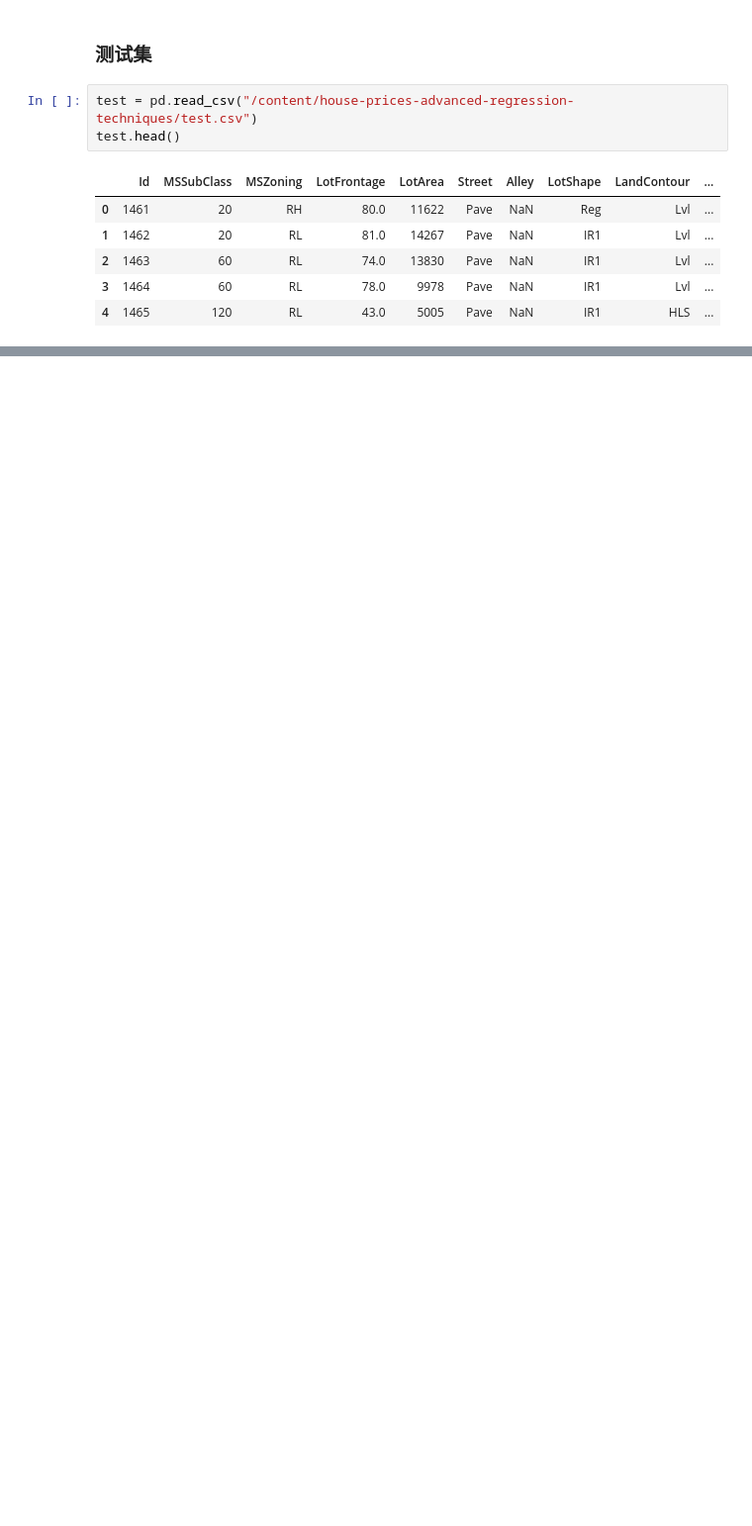
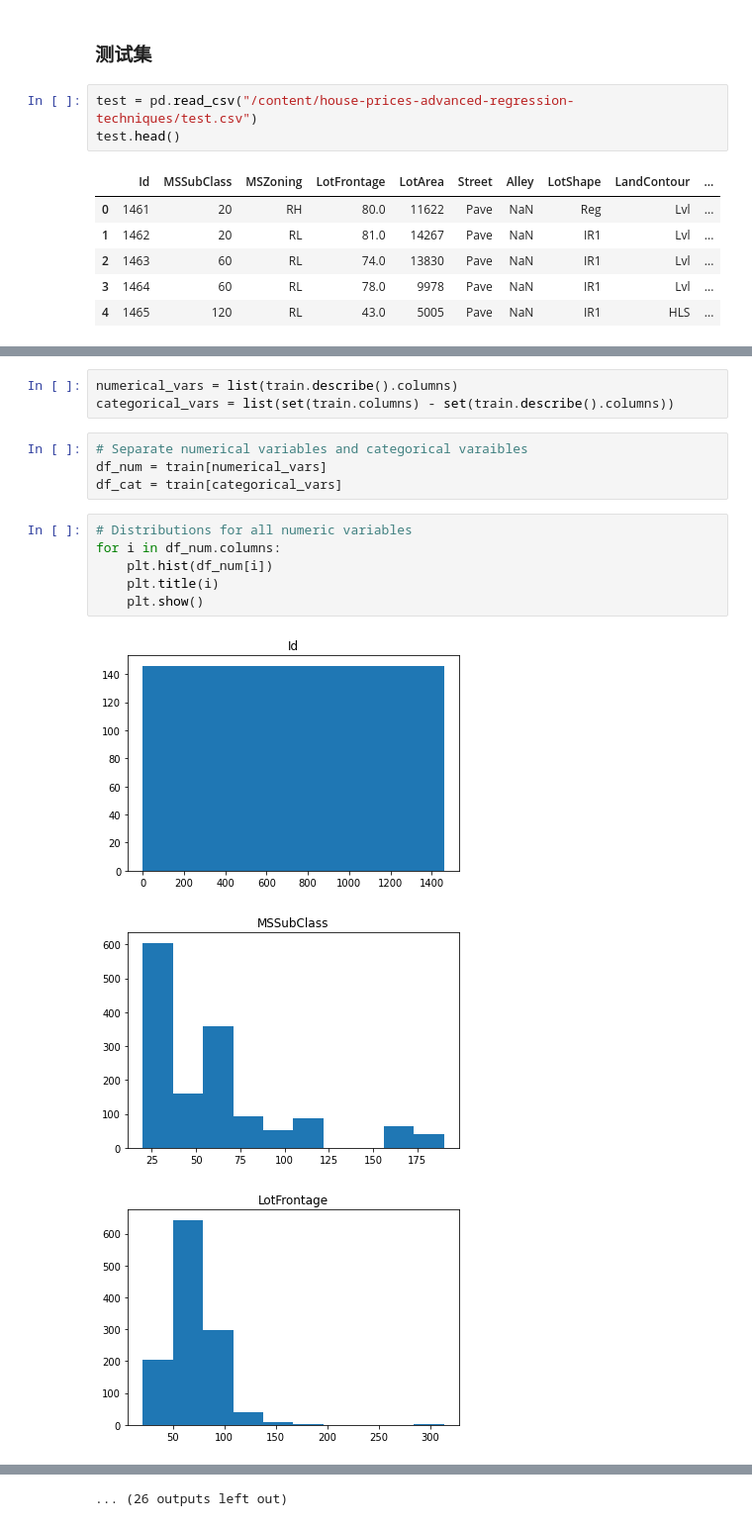
Before and after one commit to Dunfu1993/House_Prices, a Jupyter notebook: House_Prices.ipynb, the cells around one changed output, grey strips where cells are left out. Shown at 99% size. Cells and saved outputs as stored; diff of their text form; blank space fills up the shorter version.

```diff
--- a/House_Prices.ipynb
+++ b/House_Prices.ipynb
@@ -150,0 +262,17 @@ test.describe()
+# %%
+numerical_vars = list(train.describe().columns)
+categorical_vars = list(set(train.columns) - set(train.describe().columns))
+# %%
+# Separate numerical variables and categorical varaibles
+df_num = train[numerical_vars]
+df_cat = train[categorical_vars]
+# %%
+# Distributions for all numeric variables
+for i in df_num.columns:
+    plt.hist(df_num[i])
+    plt.title(i)
+    plt.show()
+# %% [output]
+[figure, added]
+[figure, added]
+[figure, added]
@@ -150,0 +288 @@ test.describe()
+... (26 outputs left out)
```
Also changed, not shown: parts of 20 cells of this notebook.
